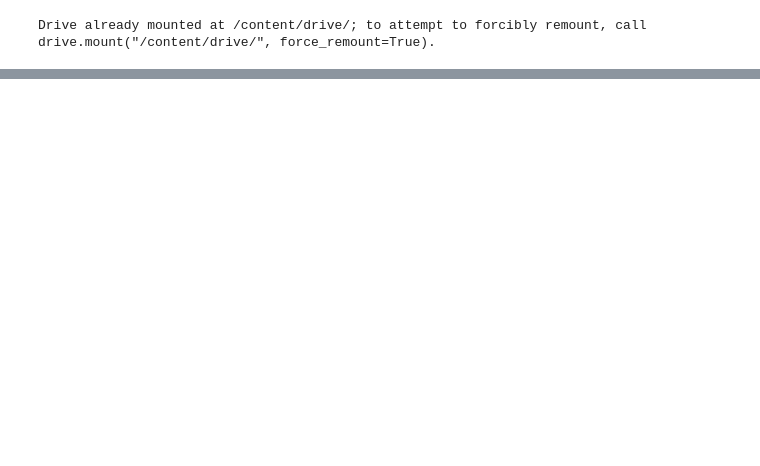
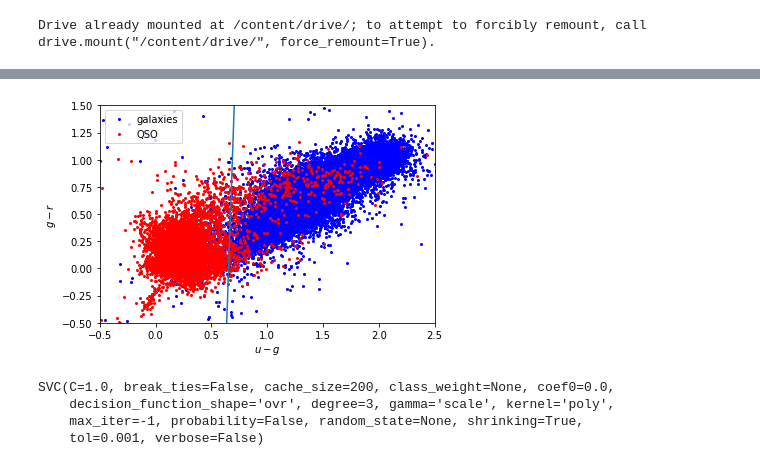
Before and after one commit to suafle/minitarea4, a Jupyter notebook: minitarea4_2020.ipynb, the cells around one changed output, grey strips where cells are left out. Cells and saved outputs as stored; diff of their text form; code cells hidden in the pictures; blank space fills up the shorter version.

```diff
--- a/minitarea4_2020.ipynb
+++ b/minitarea4_2020.ipynb
@@ -97,0 +212,6 @@ files.download('datos_ml.csv')
+# %%
+matplotlib.rcParams.update({'font.size': 18})
+
+clases = np.array(['Galaxy','QSO'])
+plot_confusion_matrix(test_y, pred_y, classes=clases, normalize = False, title='Sin normalizacion')
+plot_confusion_matrix(test_y, pred_y, classes=clases, normalize = True, title='Con normalizacion')
@@ -97,0 +228,18 @@ files.download('datos_ml.csv')
+# %%
+x = np.arange(-0.5,2.5,0.001)
+y = m*x - n
+
+fig = plt.figure()
+ax = fig.add_subplot(111)
+ax.set_xlim(-0.5, 2.5)
+ax.set_ylim(-0.5, 1.5)
+ax.plot(dfa['u-g'], dfa['g-r'], '.', ms=4, c='b', label='galaxies')
+ax.plot(dfb['u-g'], dfb['g-r'], '.', ms=4, c='r', label='QSO')
+ax.plot(x,y)
+ax.legend(loc=2)
+ax.set_xlabel('$u-g$')
+ax.set_ylabel('$g-r$')
+plt.show()
+plt.close()
+# %% [output]
+[figure, added]
@@ -97,0 +248,9 @@ files.download('datos_ml.csv')
+# %%
+X = np.array(df2[['u-g','g-r']])          # Arreglo con atributo
+y = np.array(df2[['class2']])
+svm_clf2.fit(X,y.ravel())
+# %% [output]
+SVC(C=1.0, break_ties=False, cache_size=200, class_weight=None, coef0=0.0,
+    decision_function_shape='ovr', degree=3, gamma='scale', kernel='poly',
+    max_iter=-1, probability=False, random_state=None, shrinking=True,
+    tol=0.001, verbose=False)
```
Also changed, not shown: parts of 29 cells of this notebook.
